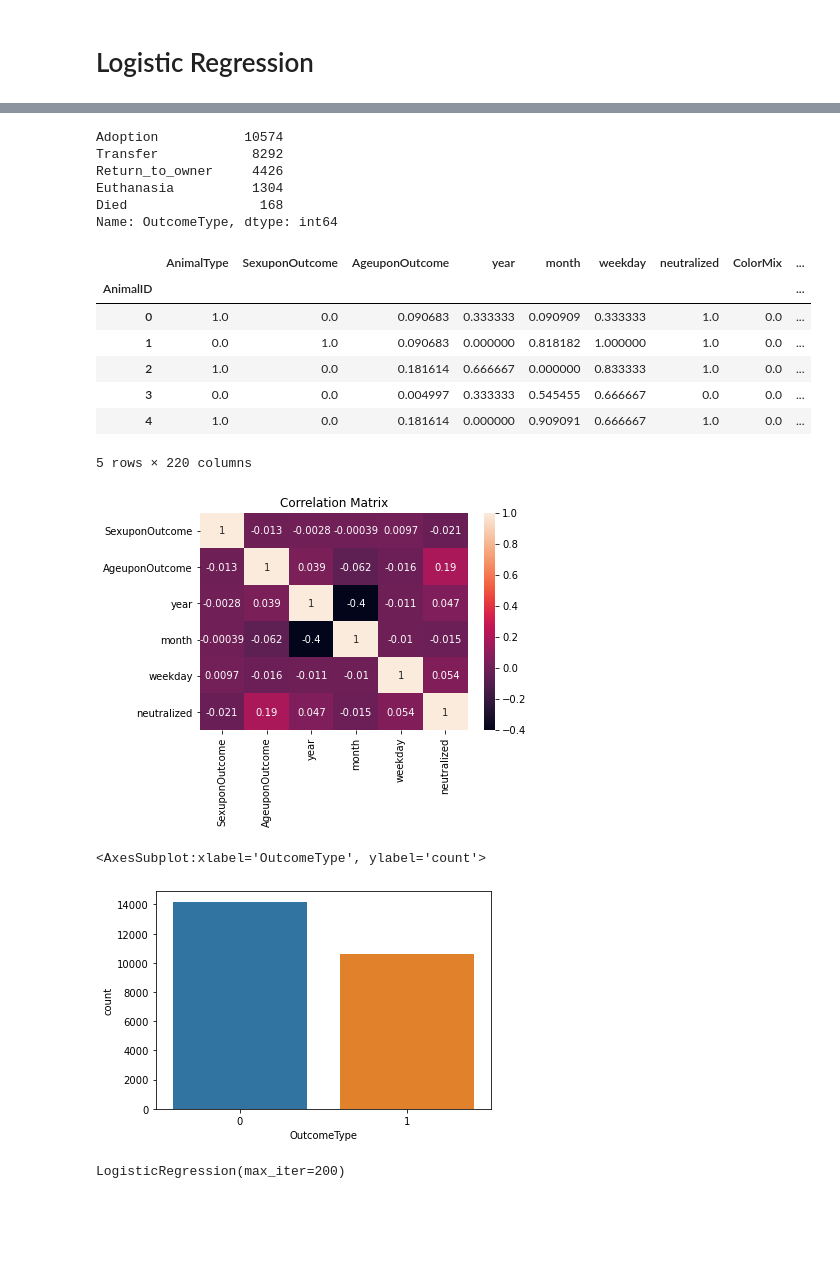
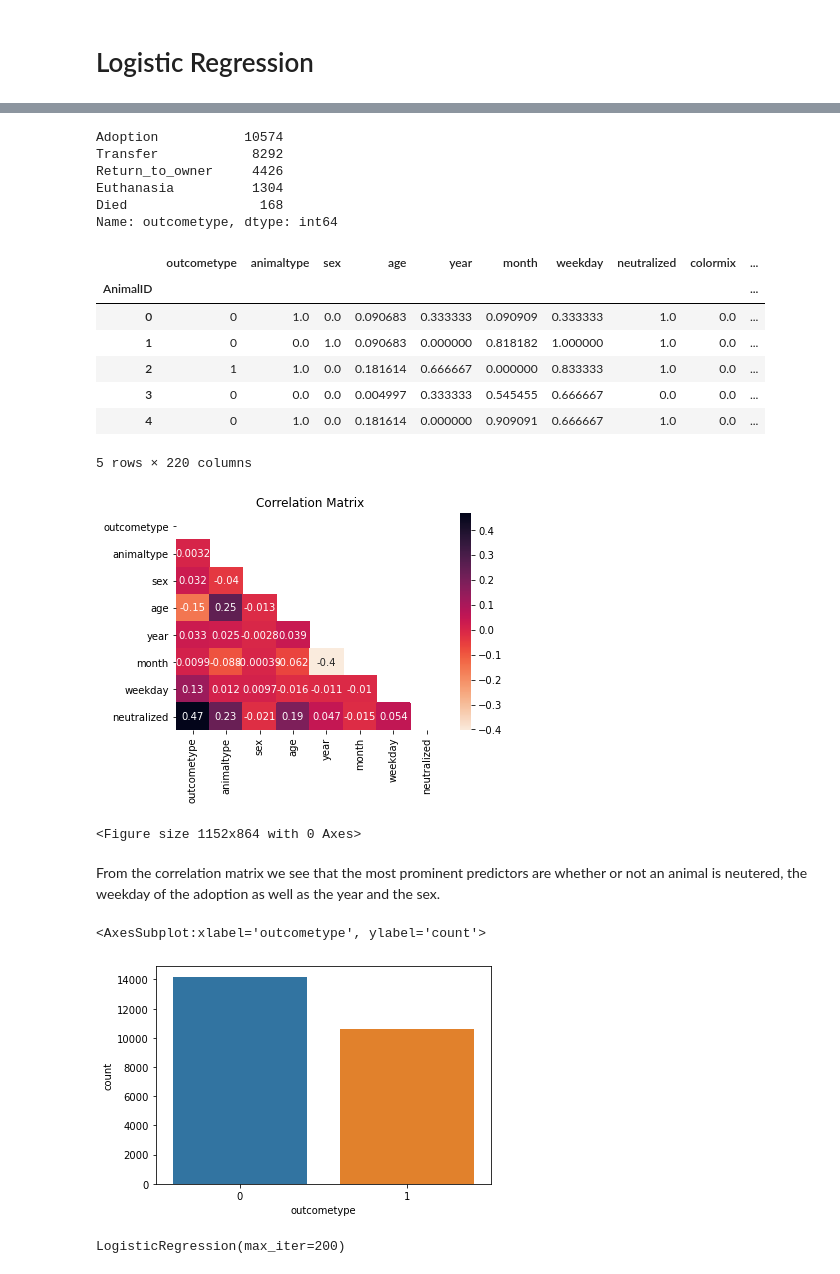
Before and after one commit to DavidSiegl/Animal-Shelter-Analysis, a Jupyter notebook: logistic_regression.ipynb, the cells around one changed output, grey strips where cells are left out. Drawn from its saved outputs; the diff is of its cells as text; code cells hidden in the pictures; blank space fills up the shorter version.

Commit message:
renamed columns + updated log reg model

```diff
--- a/logistic_regression.ipynb
+++ b/logistic_regression.ipynb
@@ -26,38 +26,44 @@ data.head()
 5 rows × 220 columns
 # %%
-data.OutcomeType.value_counts()
+data.outcometype.value_counts()
 # %% [output]
 Adoption           10574
 Transfer            8292
 Return_to_owner     4426
 Euthanasia          1304
 Died                 168
-Name: OutcomeType, dtype: int64
+Name: outcometype, dtype: int64
 # %%
 data_ml = data
 data_ml = data_ml.dropna()
-data_ml["OutcomeType"] = (data_ml["OutcomeType"] == "Adoption").astype(np.int) # if adopted 1 else 0
+data_ml["outcometype"] = (data_ml["outcometype"] == "Adoption").astype(np.int) # if adopted 1 else 0
 data_ml.head()
 # %% [output]
-|  | AnimalType | SexuponOutcome | AgeuponOutcome | year | month | weekday | neutralized | ColorMix | ... |
-| AnimalID |  |  |  |  |  |  |  |  | ... |
-| 0 | 1.0 | 0.0 | 0.090683 | 0.333333 | 0.090909 | 0.333333 | 1.0 | 0.0 | ... |
-| 1 | 0.0 | 1.0 | 0.090683 | 0.000000 | 0.818182 | 1.000000 | 1.0 | 0.0 | ... |
-| 2 | 1.0 | 0.0 | 0.181614 | 0.666667 | 0.000000 | 0.833333 | 1.0 | 0.0 | ... |
-| 3 | 0.0 | 0.0 | 0.004997 | 0.333333 | 0.545455 | 0.666667 | 0.0 | 0.0 | ... |
-| 4 | 1.0 | 0.0 | 0.181614 | 0.000000 | 0.909091 | 0.666667 | 1.0 | 0.0 | ... |
+|  | outcometype | animaltype | sex | age | year | month | weekday | neutralized | colormix | ... |
+| AnimalID |  |  |  |  |  |  |  |  |  | ... |
+| 0 | 0 | 1.0 | 0.0 | 0.090683 | 0.333333 | 0.090909 | 0.333333 | 1.0 | 0.0 | ... |
+| 1 | 0 | 0.0 | 1.0 | 0.090683 | 0.000000 | 0.818182 | 1.000000 | 1.0 | 0.0 | ... |
+| 2 | 1 | 1.0 | 0.0 | 0.181614 | 0.666667 | 0.000000 | 0.833333 | 1.0 | 0.0 | ... |
+| 3 | 0 | 0.0 | 0.0 | 0.004997 | 0.333333 | 0.545455 | 0.666667 | 0.0 | 0.0 | ... |
+| 4 | 0 | 1.0 | 0.0 | 0.181614 | 0.000000 | 0.909091 | 0.666667 | 1.0 | 0.0 | ... |
 5 rows × 220 columns
 # %%
-data_corr = data_ml[data_ml.columns[1:7]] # excluding the breed and color columns
+data_corr = data_ml[data_ml.columns[0:8]] # excluding the breed and color columns
 corr_mat = data_corr.corr()
-sns.heatmap(corr_mat, annot=True)
+mask = np.triu(np.ones_like(corr_mat, dtype=bool))
+cmap = sns.cm.rocket_r
+sns.heatmap(corr_mat, mask = mask, cmap = cmap, annot=True)
 plt.title("Correlation Matrix")
+plt.figure(figsize=(16, 12))
 plt.show()
 # %% [output]
-[figure, old version]
+[figure, new version]
+<Figure size 1152x864 with 0 Axes>
+# %% [markdown]
+From the correlation matrix we see that the most prominent predictors are whether or not an animal is neutered, the weekday of the adoption as well as the year and the sex.
 # %%
-sns.countplot(x = "OutcomeType", data = data_ml) # pretty even distribution
+sns.countplot(x = "outcometype", data = data_ml) # pretty even distribution
 # %% [output]
-<AxesSubplot:xlabel='OutcomeType', ylabel='count'>
+<AxesSubplot:xlabel='outcometype', ylabel='count'>
 [figure]
 # %%
```
Also changed, not shown: parts of 2 cells of this notebook, 2 other files.
